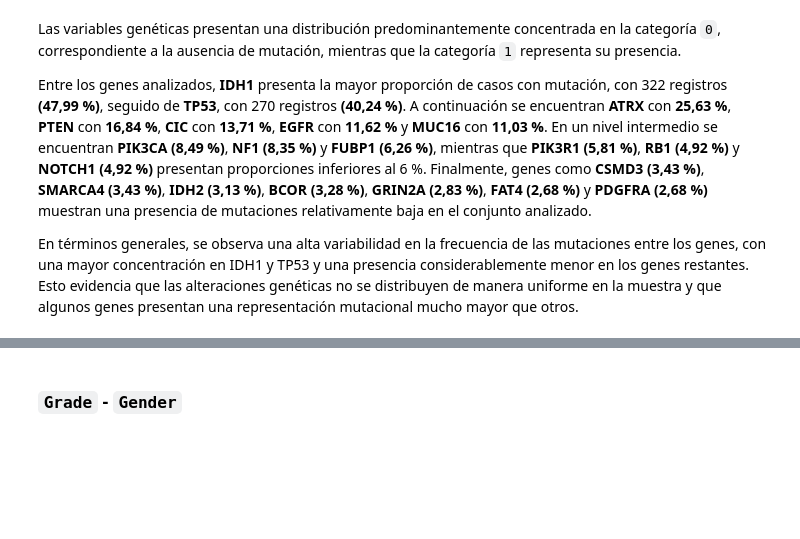
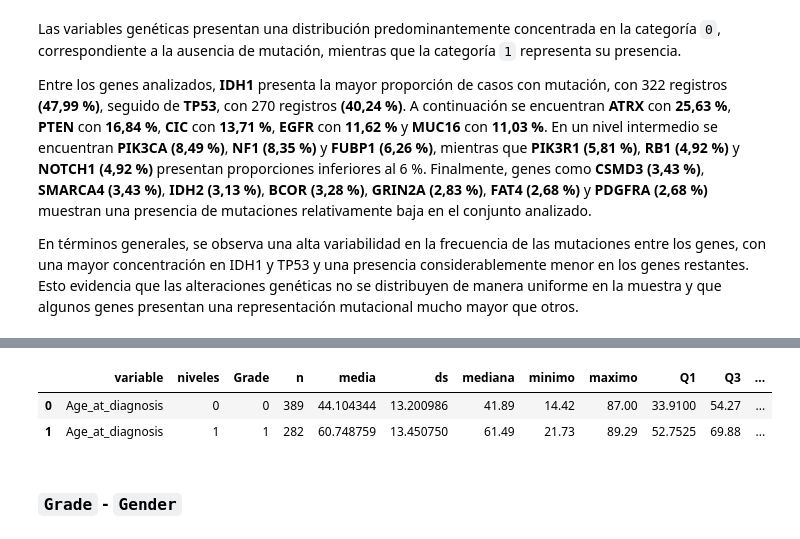
Before and after one commit to Alej0126/Jbook_dataviz, a Jupyter notebook: docs/_build/jupyter_execute/notebooks.ipynb, the cells around one changed output, grey strips where cells are left out. Drawn from its saved outputs; the diff is of its cells as text; code cells hidden in the pictures; blank space fills up the shorter version.

```diff
--- a/docs/_build/jupyter_execute/notebooks.ipynb
+++ b/docs/_build/jupyter_execute/notebooks.ipynb
@@ -677,3 +724,31 @@ En esta sección se analiza la relación entre las variables categóricas indepe
+# %%
+age_grade = (
+    train_data.groupby("Grade")["Age_at_diagnosis"]
+    .agg(
+        n="count",
+        media="mean",
+        ds="std",
+        mediana="median",
+        minimo="min",
+        maximo="max",
+        Q1=lambda x: x.quantile(0.25),
+        Q3=lambda x: x.quantile(0.75),
+        IQR=lambda x: x.quantile(0.75) - x.quantile(0.25)
+    )
+    .reset_index()
+    .assign(
+        variable="Age_at_diagnosis",
+        niveles=lambda df: df["Grade"].astype(str)
+    )
+    [["variable", "niveles", "Grade", "n", "media", "ds",
+      "mediana", "minimo", "maximo", "Q1", "Q3", "IQR"]]
+)
+
+display(age_grade)
+# %% [output]
+|  | variable | niveles | Grade | n | media | ds | mediana | minimo | maximo | Q1 | Q3 | ... |
+| 0 | Age_at_diagnosis | 0 | 0 | 389 | 44.104344 | 13.200986 | 41.89 | 14.42 | 87.00 | 33.9100 | 54.27 | ... |
+| 1 | Age_at_diagnosis | 1 | 1 | 282 | 60.748759 | 13.450750 | 61.49 | 21.73 | 89.29 | 52.7525 | 69.88 | ... |
 # %%
 def analisis_bivariado(df, target, variable, etiquetas=None,
                        titulo=None, xlabel=None, figsize=(8, 5)):
```
Also changed, not shown: parts of 12 cells of this notebook, 7 other files.
